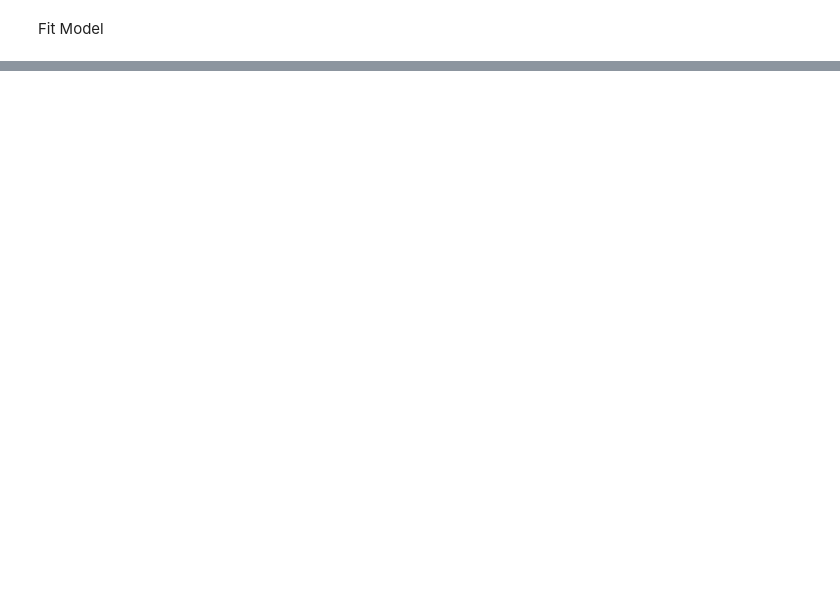
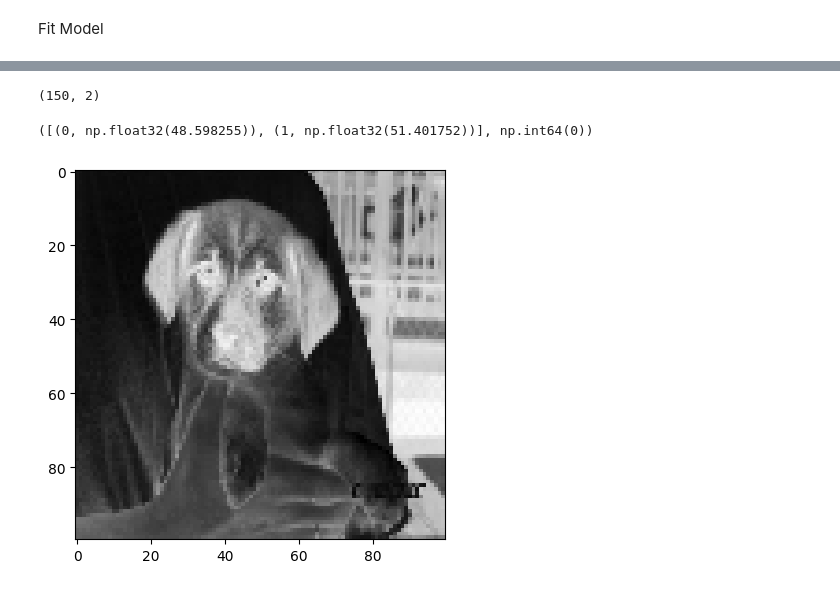
Before and after one commit to JuanReyesAn/Data-Science-Portfolio-C21, a Jupyter notebook: Projects/Project-6/Images-Description.for.Students.ipynb, the cells around one changed output, grey strips where cells are left out. Drawn from its saved outputs; the diff is of its cells as text; code cells hidden in the pictures; blank space fills up the shorter version.

```diff
--- a/Projects/Project-6/Images-Description.for.Students.ipynb
+++ b/Projects/Project-6/Images-Description.for.Students.ipynb
@@ -136,11 +176,11 @@ model.add(
     MaxPooling2D(pool_size=(2,2))
 )
 # %%
-# Define second hidden layer
+#Define second hidden layer
 model.add(
   Conv2D(
     name = "Conv2",
-    filters = 64,
+    filters = 40,
     kernel_size = (3,3),
     activation = 'relu',
   )
@@ -159,7 +213,7 @@ model.add(
 model.add(
   Dense(
     name = "output",
-    units = 10,
+    units = 2,
     activation = 'softmax',
   )
 )
@@ -176,5 +230,6 @@ Fit Model
 # Fit model
 # i have 17,462 images this will take really long to train I have to find a way to decrease batch size
 # it aoutomatically had a batch size of 546
-model.fit(X_train, y_train, epochs=2)
+#went back and lowered it to 500 images for now
+model.fit(X_train, y_train, epochs=5)
 # %% [output]
@@ -181,0 +344,3 @@ Epoch 1/2
+# %%
+# make predictions based on testing set
+predictions = model.predict(X_test)
@@ -181,0 +352,13 @@ Epoch 1/2
+# %%
+predictions.shape
+# %% [output]
+(150, 2)
+# %%
+# print out the images
+i = 0
+filter = ( (predictions).argmax( axis = 1 ) != y_test )
+plt.imshow(X_test[ filter ][i], cmap=plt.cm.gray_r)
+list(enumerate(predictions[filter][i]*100)), y_test[filter][i]
+# %% [output]
+([(0, np.float32(48.598255)), (1, np.float32(51.401752))], np.int64(0))
+[figure, added]
```
Also changed, not shown: parts of 28 cells of this notebook.
